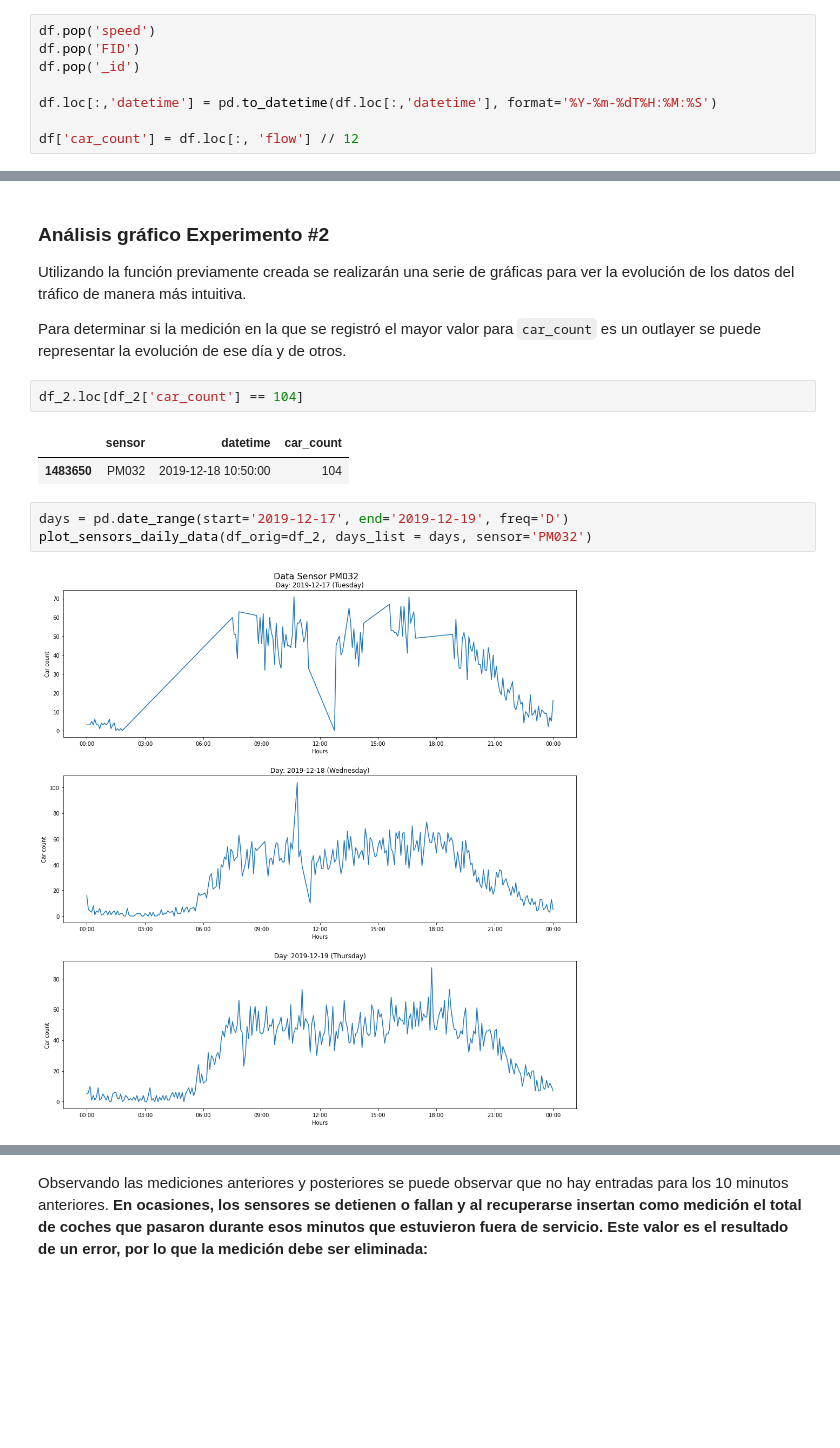
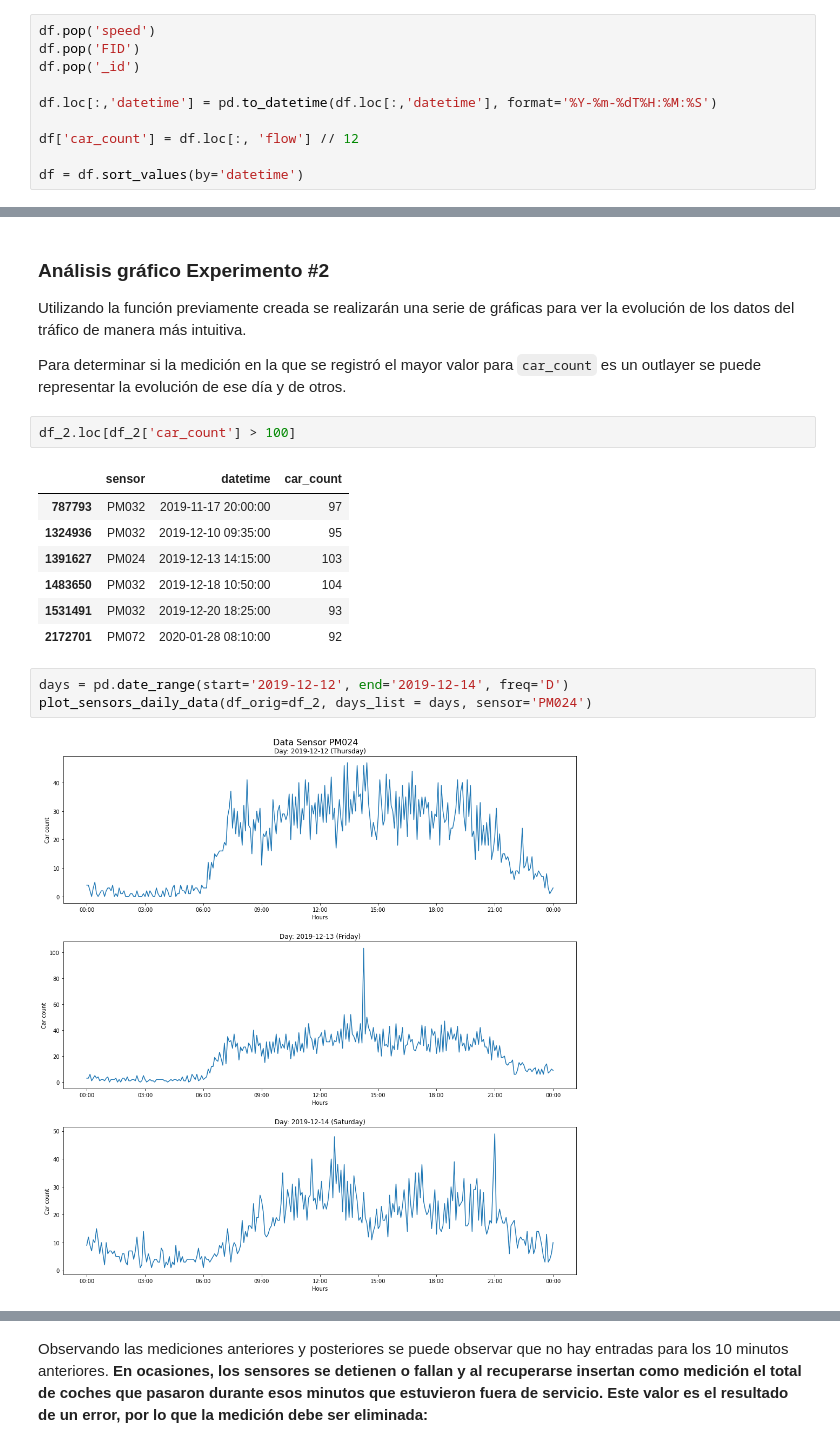
Before and after one commit to albertopmp/TFG, a Jupyter notebook: src/TrafficFlow.ipynb, the cells around one changed output, grey strips where cells are left out. Cells and saved outputs as stored; diff of their text form; blank space fills up the shorter version.

Commit message:
CheckPoint + Graph Predictions

```diff
--- a/src/TrafficFlow.ipynb
+++ b/src/TrafficFlow.ipynb
@@ -97,4 +99,6 @@ df.pop('_id')
 df.loc[:,'datetime'] = pd.to_datetime(df.loc[:,'datetime'], format='%Y-%m-%dT%H:%M:%S')
 
 df['car_count'] = df.loc[:, 'flow'] // 12
+
+df = df.sort_values(by='datetime')
 # %%
@@ -1022,15 +1083,20 @@ de manera más intuitiva.
 Para determinar si la medición en la que se registró el mayor valor para `car_count` es un outlayer se puede
 representar la evolución de ese día y de otros.
 # %%
-df_2.loc[df_2['car_count'] == 104]
+df_2.loc[df_2['car_count'] > 100]
 # %% [output]
 |  | sensor | datetime | car_count |
+| 787793 | PM032 | 2019-11-17 20:00:00 | 97 |
+| 1324936 | PM032 | 2019-12-10 09:35:00 | 95 |
+| 1391627 | PM024 | 2019-12-13 14:15:00 | 103 |
 | 1483650 | PM032 | 2019-12-18 10:50:00 | 104 |
+| 1531491 | PM032 | 2019-12-20 18:25:00 | 93 |
+| 2172701 | PM072 | 2020-01-28 08:10:00 | 92 |
 # %%
-days = pd.date_range(start='2019-12-17', end='2019-12-19', freq='D')
-plot_sensors_daily_data(df_orig=df_2, days_list = days, sensor='PM032')
+days = pd.date_range(start='2019-12-12', end='2019-12-14', freq='D')
+plot_sensors_daily_data(df_orig=df_2, days_list = days, sensor='PM024')
 # %% [output]
-[figure, old version]
+[figure, new version]
 # %% [markdown]
 En la gráfica correspondiente al `2019-12-17` se puede observar lo comentado en el anterior experimento. Los sensores
 pueden fallar (o no realizar mediciones por labores de mantenimiento), por lo que, en caso de que esto suceda, **las mediciones
```
Also changed, not shown: parts of 62 cells of this notebook.
